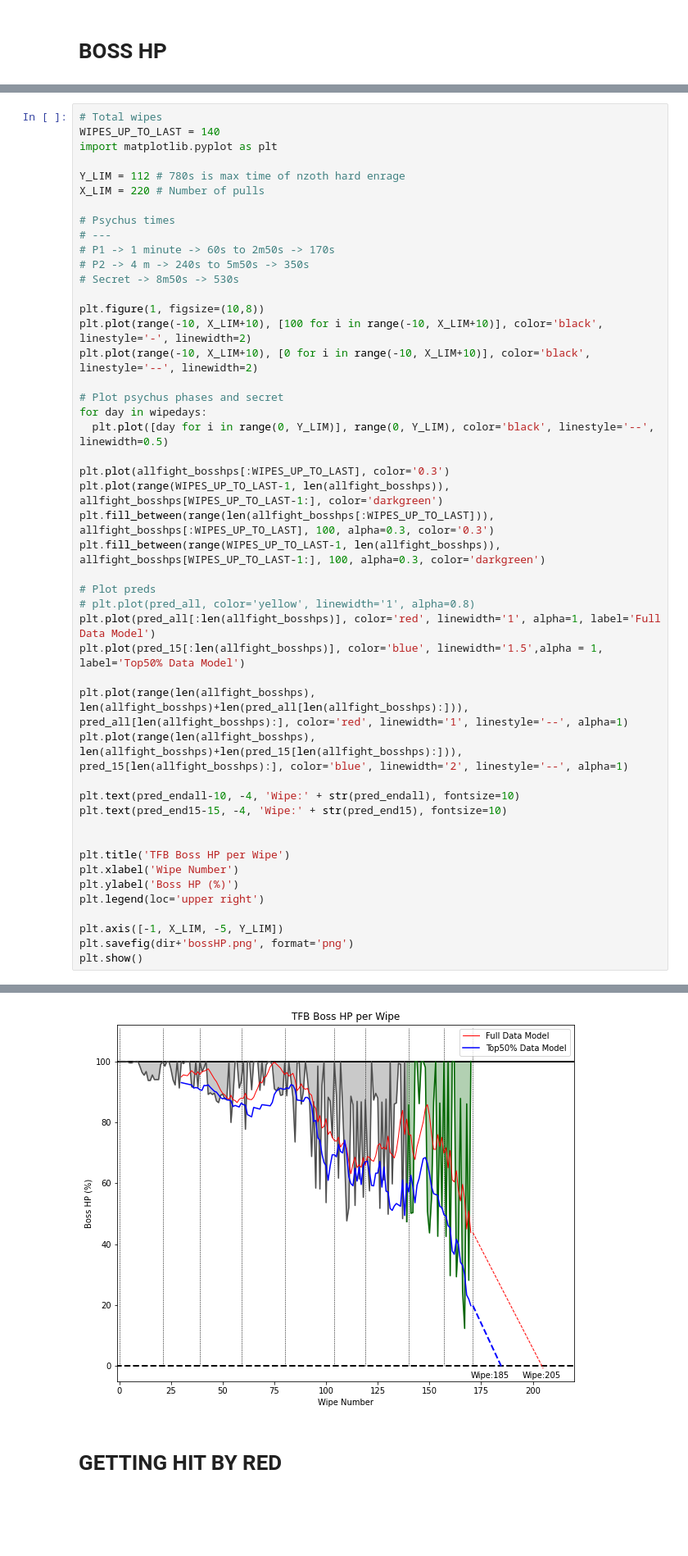
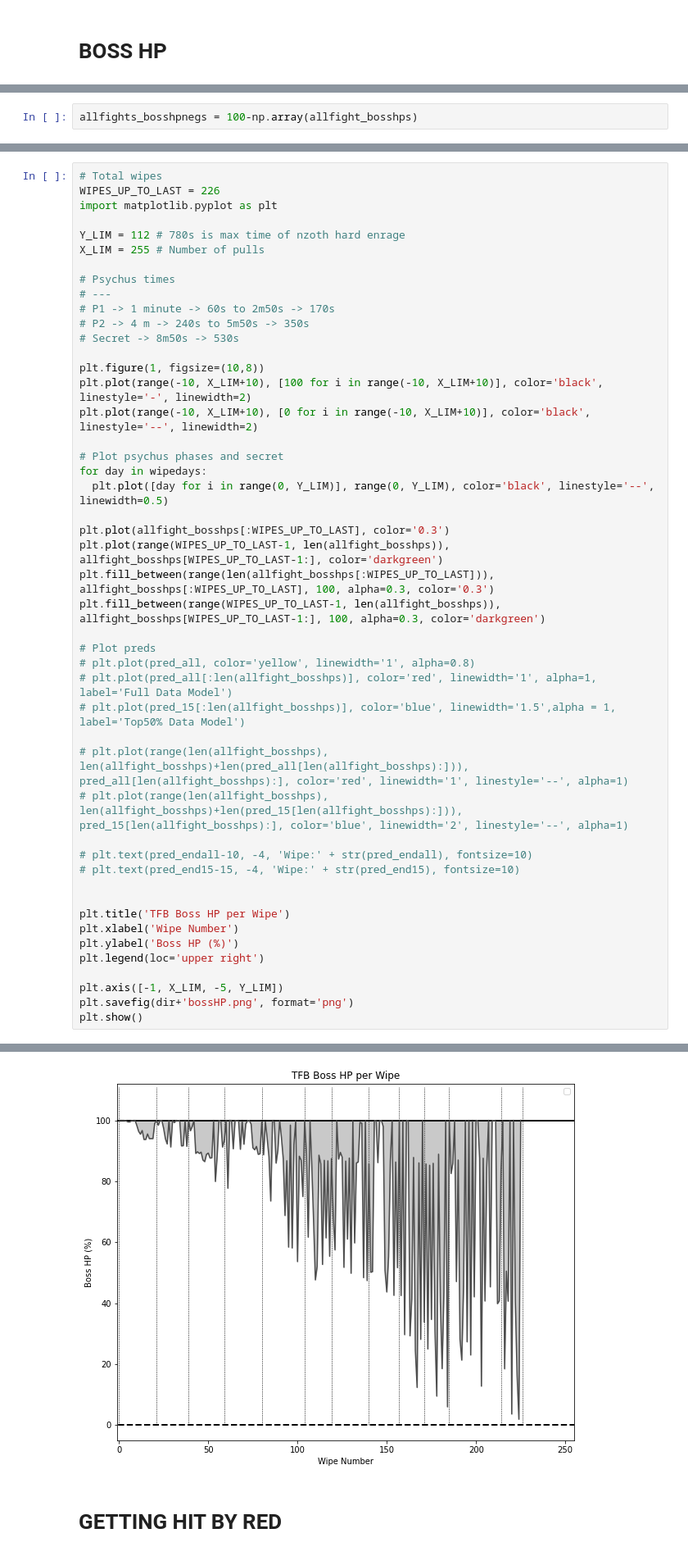
Before and after one commit to yma3/TheFriendlyBunch-WCLogs-Analysis, a Jupyter notebook: WCLogs.ipynb, the cells around one changed output, grey strips where cells are left out. Shown at 82% size. Saved outputs shown, nothing was run; the diff lists cells and outputs as text; blank space fills up the shorter version.

```diff
--- a/WCLogs.ipynb
+++ b/WCLogs.ipynb
@@ -303,0 +288,2 @@ Ended at: 185
+# %%
+allfights_bosshpnegs = 100-np.array(allfight_bosshps)
@@ -304,10 +406,10 @@ Ended at: 185
 # %%
 # Total wipes
-WIPES_UP_TO_LAST = 140
+WIPES_UP_TO_LAST = 226
 import matplotlib.pyplot as plt
 
 Y_LIM = 112 # 780s is max time of nzoth hard enrage
-X_LIM = 220 # Number of pulls
+X_LIM = 255 # Number of pulls
 
 # Psychus times
 # ---
@@ -330,14 +432,14 @@ plt.fill_between(range(WIPES_UP_TO_LAST-1, len(allfight_bosshps)), allfight_boss
 
 # Plot preds
 # plt.plot(pred_all, color='yellow', linewidth='1', alpha=0.8)
-plt.plot(pred_all[:len(allfight_bosshps)], color='red', linewidth='1', alpha=1, label='Full Data Model')
-plt.plot(pred_15[:len(allfight_bosshps)], color='blue', linewidth='1.5',alpha = 1, label='Top50% Data Model')
+# plt.plot(pred_all[:len(allfight_bosshps)], color='red', linewidth='1', alpha=1, label='Full Data Model')
+# plt.plot(pred_15[:len(allfight_bosshps)], color='blue', linewidth='1.5',alpha = 1, label='Top50% Data Model')
 
-plt.plot(range(len(allfight_bosshps), len(allfight_bosshps)+len(pred_all[len(allfight_bosshps):])), pred_all[len(allfight_bosshps):], color='red', linewidth='1', linestyle='--', alpha=1)
-plt.plot(range(len(allfight_bosshps), len(allfight_bosshps)+len(pred_15[len(allfight_bosshps):])), pred_15[len(allfight_bosshps):], color='blue', linewidth='2', linestyle='--', alpha=1)
+# plt.plot(range(len(allfight_bosshps), len(allfight_bosshps)+len(pred_all[len(allfight_bosshps):])), pred_all[len(allfight_bosshps):], color='red', linewidth='1', linestyle='--', alpha=1)
+# plt.plot(range(len(allfight_bosshps), len(allfight_bosshps)+len(pred_15[len(allfight_bosshps):])), pred_15[len(allfight_bosshps):], color='blue', linewidth='2', linestyle='--', alpha=1)
 
-plt.text(pred_endall-10, -4, 'Wipe:' + str(pred_endall), fontsize=10)
-plt.text(pred_end15-15, -4, 'Wipe:' + str(pred_end15), fontsize=10)
+# plt.text(pred_endall-10, -4, 'Wipe:' + str(pred_endall), fontsize=10)
+# plt.text(pred_end15-15, -4, 'Wipe:' + str(pred_end15), fontsize=10)
 
 
 plt.title('TFB Boss HP per Wipe')
@@ -352,3 +455,3 @@ plt.show()
-[figure, old version]
+[figure, new version]
 # %% [markdown]
 # GETTING HIT BY RED
```
Also changed, not shown: parts of 46 cells of this notebook.
